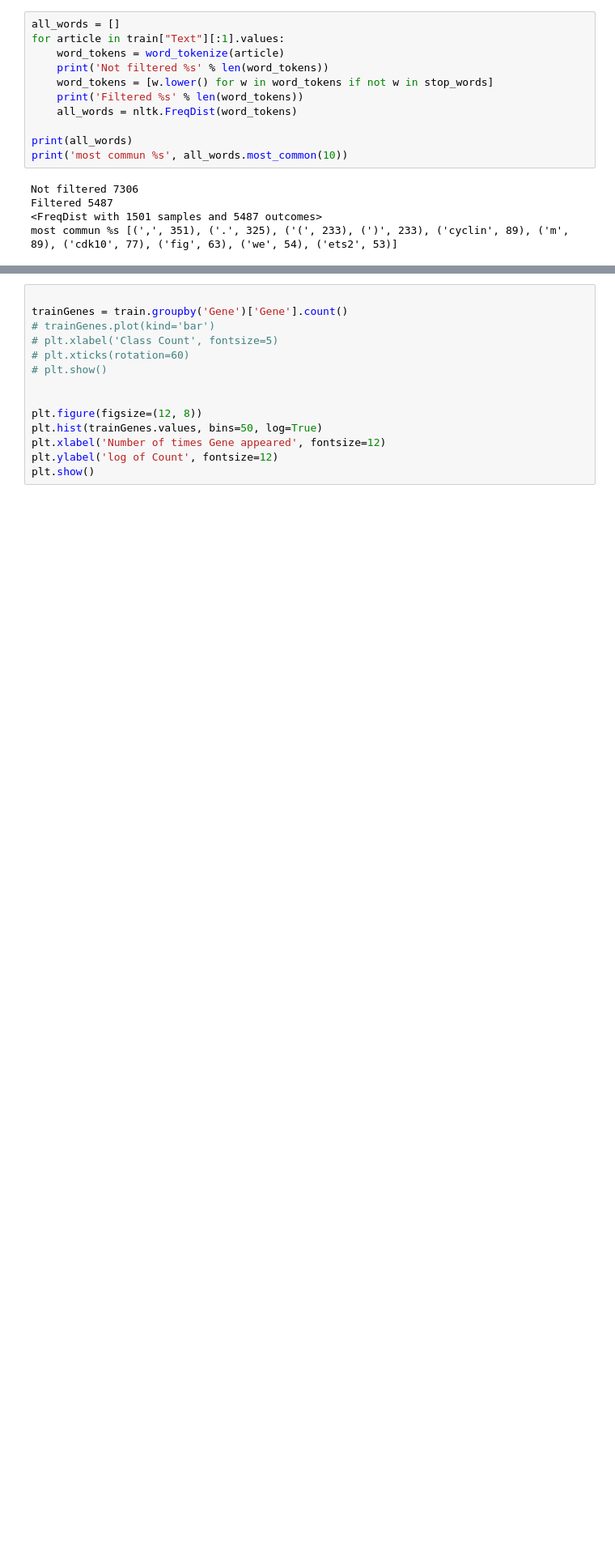
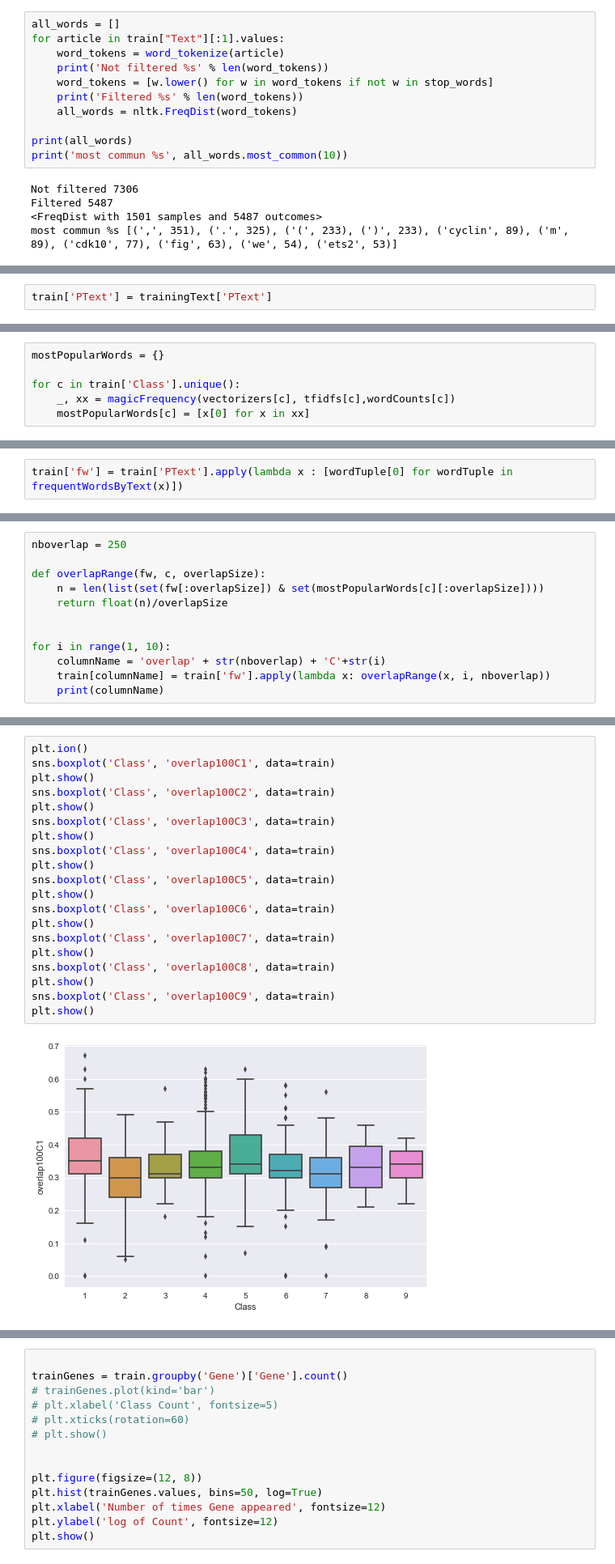
Before and after one commit to ciortanmadalina/cancer-treatment, a Jupyter notebook: exploration.ipynb, the cells around one changed output, grey strips where cells are left out. Shown at 81% size. Saved outputs shown, nothing was run; the diff lists cells and outputs as text; blank space fills up the shorter version.

```diff
--- a/exploration.ipynb
+++ b/exploration.ipynb
@@ -88,0 +259,2 @@ getTerms("hh, hh3h. wo shi 2 4 A . fdffdf. A&&B removing whitespaces and punctua
+# %%
+train['PText'] = trainingText['PText']
@@ -88,0 +284,6 @@ getTerms("hh, hh3h. wo shi 2 4 A . fdffdf. A&&B removing whitespaces and punctua
+# %%
+mostPopularWords = {}
+
+for c in train['Class'].unique():
+    _, xx = magicFrequency(vectorizers[c], tfidfs[c],wordCounts[c])
+    mostPopularWords[c] = [x[0] for x in xx]
@@ -88,0 +352,2 @@ getTerms("hh, hh3h. wo shi 2 4 A . fdffdf. A&&B removing whitespaces and punctua
+# %%
+train['fw'] = train['PText'].apply(lambda x : [wordTuple[0] for wordTuple in frequentWordsByText(x)])
@@ -88,0 +363,12 @@ getTerms("hh, hh3h. wo shi 2 4 A . fdffdf. A&&B removing whitespaces and punctua
+# %%
+nboverlap = 250
+
+def overlapRange(fw, c, overlapSize):
+    n = len(list(set(fw[:overlapSize]) & set(mostPopularWords[c][:overlapSize])))
+    return float(n)/overlapSize
+
+
+for i in range(1, 10):
+    columnName = 'overlap' + str(nboverlap) + 'C'+str(i)
+    train[columnName] = train['fw'].apply(lambda x: overlapRange(x, i, nboverlap))
+    print(columnName)
@@ -88,0 +385,22 @@ getTerms("hh, hh3h. wo shi 2 4 A . fdffdf. A&&B removing whitespaces and punctua
+# %%
+plt.ion()
+sns.boxplot('Class', 'overlap100C1', data=train)
+plt.show()
+sns.boxplot('Class', 'overlap100C2', data=train)
+plt.show()
+sns.boxplot('Class', 'overlap100C3', data=train)
+plt.show()
+sns.boxplot('Class', 'overlap100C4', data=train)
+plt.show()
+sns.boxplot('Class', 'overlap100C5', data=train)
+plt.show()
+sns.boxplot('Class', 'overlap100C6', data=train)
+plt.show()
+sns.boxplot('Class', 'overlap100C7', data=train)
+plt.show()
+sns.boxplot('Class', 'overlap100C8', data=train)
+plt.show()
+sns.boxplot('Class', 'overlap100C9', data=train)
+plt.show()
+# %% [output]
+[figure, added]
```
Also changed, not shown: parts of 22 cells of this notebook, 2 other files.
